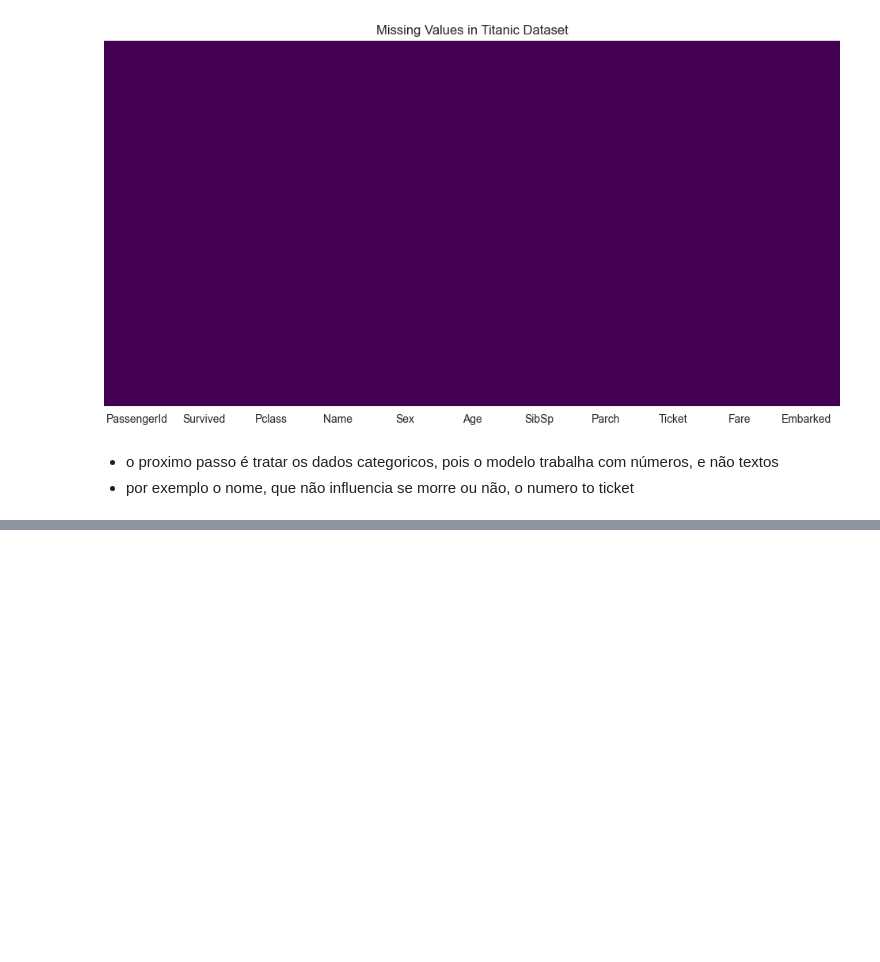
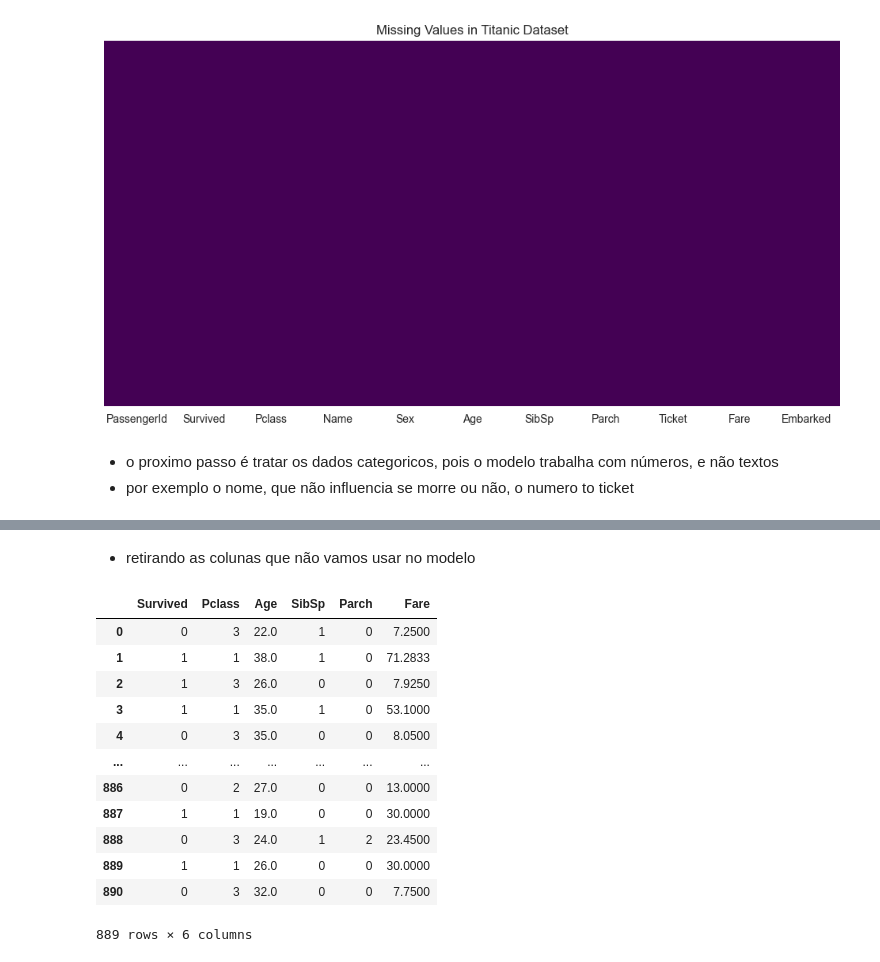
Before and after one commit to PedroAugusto2101/learning, a Jupyter notebook: data_science/02_machine_learning/05_project_titanic.ipynb, the cells around one changed output, grey strips where cells are left out. Saved outputs shown, nothing was run; the diff lists cells and outputs as text; code cells hidden in the pictures; blank space fills up the shorter version.

```diff
--- a/data_science/02_machine_learning/05_project_titanic.ipynb
+++ b/data_science/02_machine_learning/05_project_titanic.ipynb
@@ -146,0 +229,21 @@ Text(0.5, 1.0, 'Missing Values in Titanic Dataset')
+# %% [markdown]
+- retirando as colunas que não vamos usar no modelo
+# %%
+train.drop(['Sex', 'PassengerId', 'Name', 'Ticket', 'Embarked'], axis=1, inplace=True)
+# drop() removes the specified columns from the dataset
+# axis=1 means to remove columns, axis=0 means to remove rows
+train
+# %% [output]
+|  | Survived | Pclass | Age | SibSp | Parch | Fare |
+| 0 | 0 | 3 | 22.0 | 1 | 0 | 7.2500 |
+| 1 | 1 | 1 | 38.0 | 1 | 0 | 71.2833 |
+| 2 | 1 | 3 | 26.0 | 0 | 0 | 7.9250 |
+| 3 | 1 | 1 | 35.0 | 1 | 0 | 53.1000 |
+| 4 | 0 | 3 | 35.0 | 0 | 0 | 8.0500 |
+| ... | ... | ... | ... | ... | ... | ... |
+| 886 | 0 | 2 | 27.0 | 0 | 0 | 13.0000 |
+| 887 | 1 | 1 | 19.0 | 0 | 0 | 30.0000 |
+| 888 | 0 | 3 | 24.0 | 1 | 2 | 23.4500 |
+| 889 | 1 | 1 | 26.0 | 0 | 0 | 30.0000 |
+| 890 | 0 | 3 | 32.0 | 0 | 0 | 7.7500 |
+889 rows × 6 columns
```
Also changed, not shown: parts of 10 cells of this notebook.
